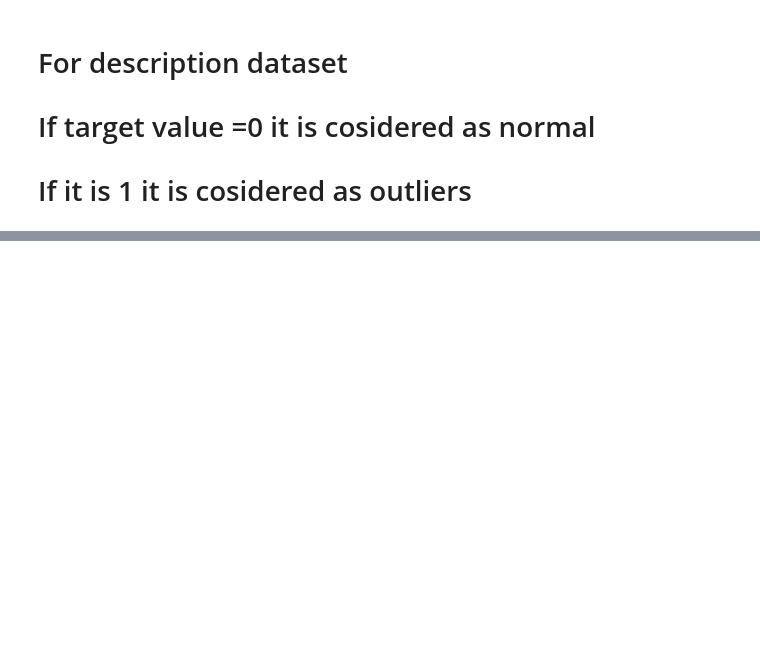
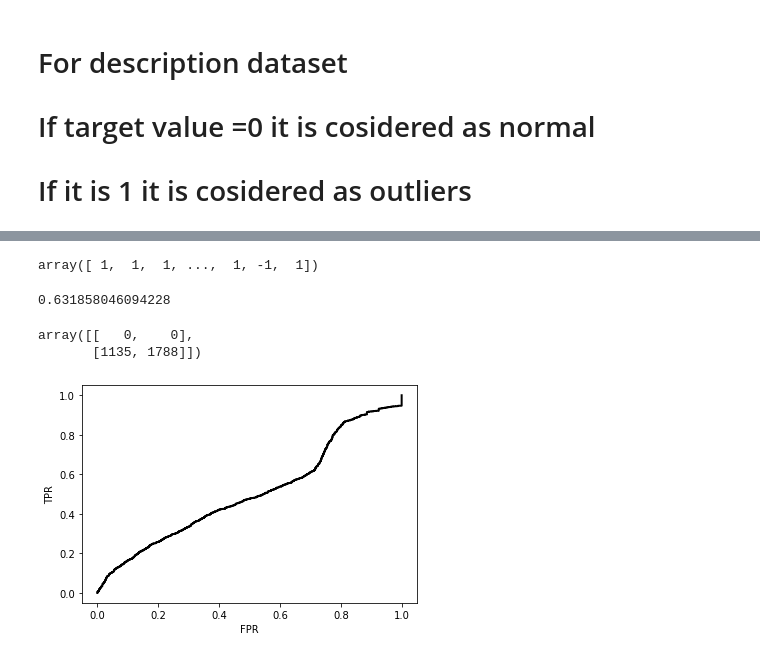
Before and after one commit to SuminBae97/MachineLearning, a Jupyter notebook: file_1.ipynb, the cells around one changed output, grey strips where cells are left out. Saved outputs shown, nothing was run; the diff lists cells and outputs as text; code cells hidden in the pictures; blank space fills up the shorter version.

```diff
--- a/file_1.ipynb
+++ b/file_1.ipynb
@@ -147,0 +73,3 @@ list(train_predict).count(1) / len(datax)
+# %%
+test_label = test_label.replace(1,-1)
+test_label = test_label.replace(0,1)
@@ -147,0 +94,4 @@ list(train_predict).count(1) / len(datax)
+# %%
+forest = IsolationForest(n_estimators=1000)
+# %%
+forest.fit(data)
@@ -147,0 +120,8 @@ list(train_predict).count(1) / len(datax)
+# %%
+test_predict
+# %% [output]
+array([ 1,  1,  1, ...,  1, -1,  1])
+# %%
+list(test_predict).count(1) / test_predict.shape[0]
+# %% [output]
+0.631858046094228
@@ -147,0 +130,16 @@ list(train_predict).count(1) / len(datax)
+# %%
+cnf_matrix
+# %% [output]
+array([[   0,    0],
+       [1135, 1788]])
+# %%
+y_pred = forest.score_samples(test_data)
+from sklearn.metrics import roc_curve
+# %%
+fpr, tpr, thresholds = roc_curve(test_label,y_pred)
+plt.plot(fpr, tpr, 'k-', lw=2)
+plt.xlabel('FPR')
+plt.ylabel('TPR')
+plt.show()
+# %% [output]
+[figure, added]
```
Also changed, not shown: parts of 49 cells of this notebook.
